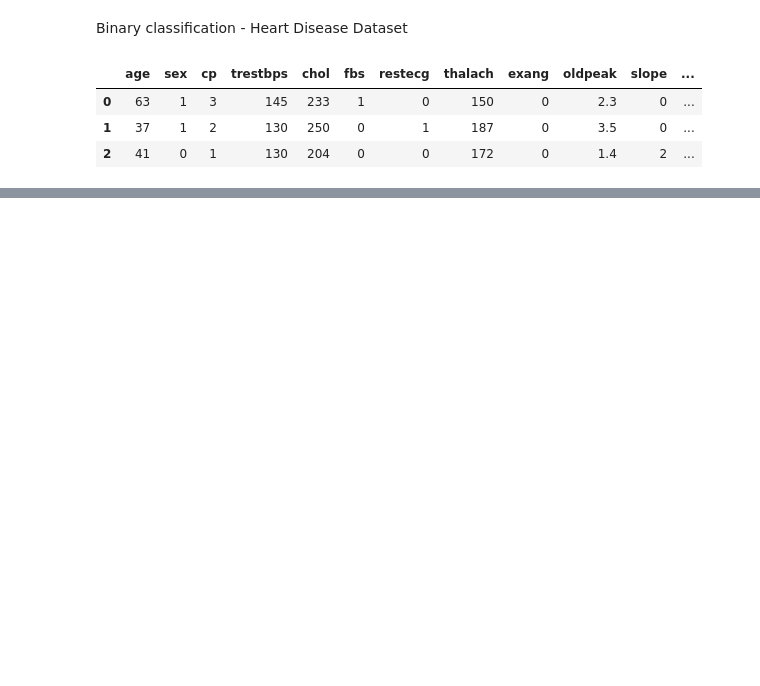
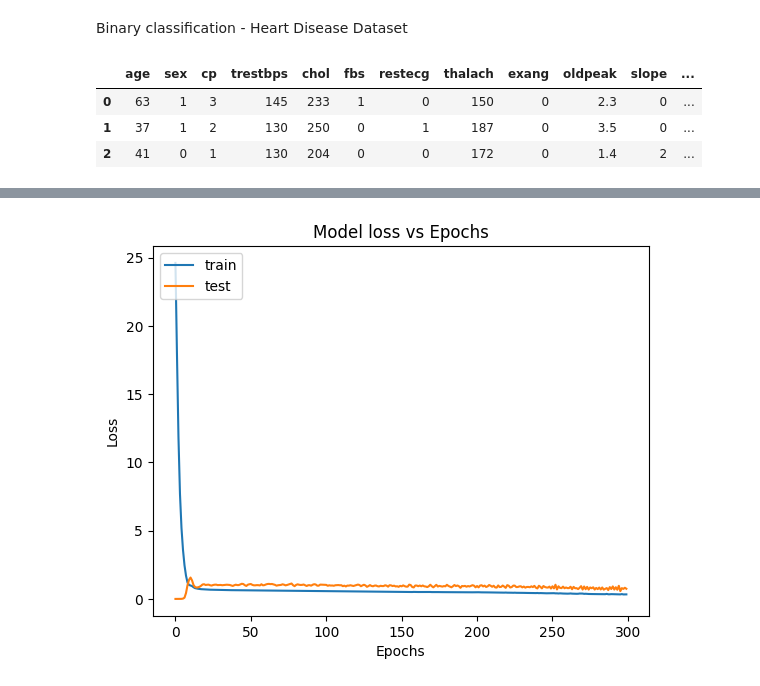
Before and after one commit to alwinbshaji/Data-Science, a Jupyter notebook: binaryclassification.ipynb, the cells around one changed output, grey strips where cells are left out. Cells and saved outputs as stored; diff of their text form; code cells hidden in the pictures; blank space fills up the shorter version.

```diff
--- a/binaryclassification.ipynb
+++ b/binaryclassification.ipynb
@@ -17,0 +94,17 @@ mydf.head(3)
+# %%
+#using sequential model
+model = keras.Sequential()
+model.add(layers.Dense(11,input_dim=13,activation='relu'))
+model.add(layers.Dense(8,activation='relu'))
+model.add(layers.Dense(4,activation='relu'))
+model.add(layers.Dense(1,activation='sigmoid'))
+# %%
+#compile the model
+model.compile(loss='binary_crossentropy',optimizer='adam',metrics=['accuracy'])
+# %%
+#split the dataset inte input x and input y
+x= mydf.drop('target',axis=1)
+y= mydf['target']
+# %%
+#fit and train the modely
+history = model.fit(x,y,validation_split=0.22,epochs=300)
@@ -17,0 +129,11 @@ mydf.head(3)
+# %%
+# we will plot a graph from the metric history variable
+plt.plot(history.history['loss'])
+plt.plot(history.history['val_loss'])
+plt.title('Model loss vs Epochs')
+plt.ylabel('Loss')
+plt.xlabel('Epochs')
+plt.legend(['train','test'],loc='upper left')
+plt.show()
+# %% [output]
+[figure, added]
```
Also changed, not shown: parts of 12 cells of this notebook.
